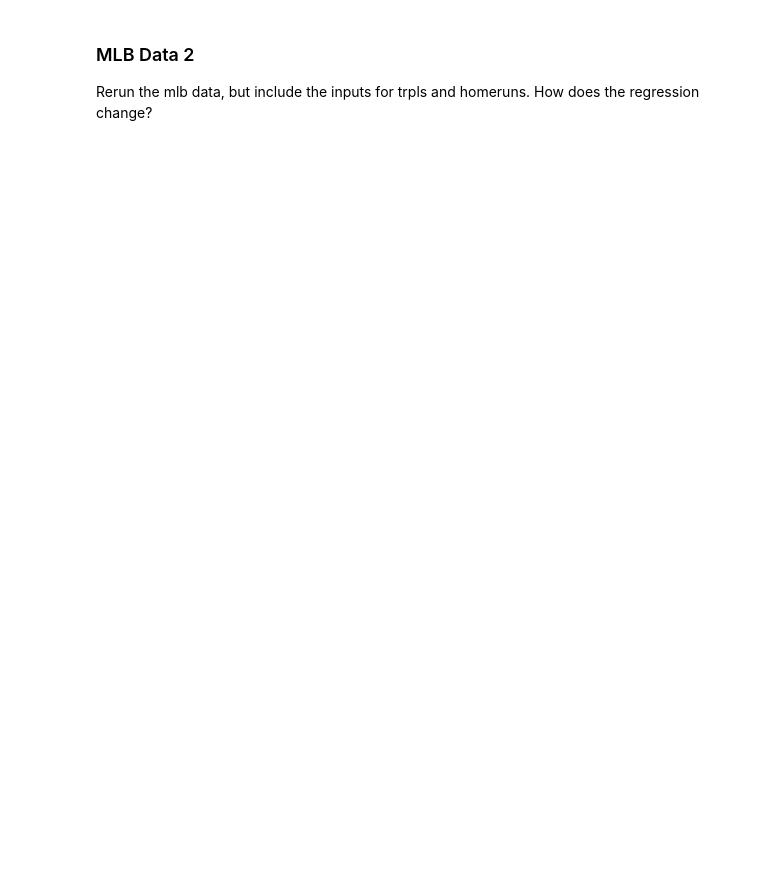
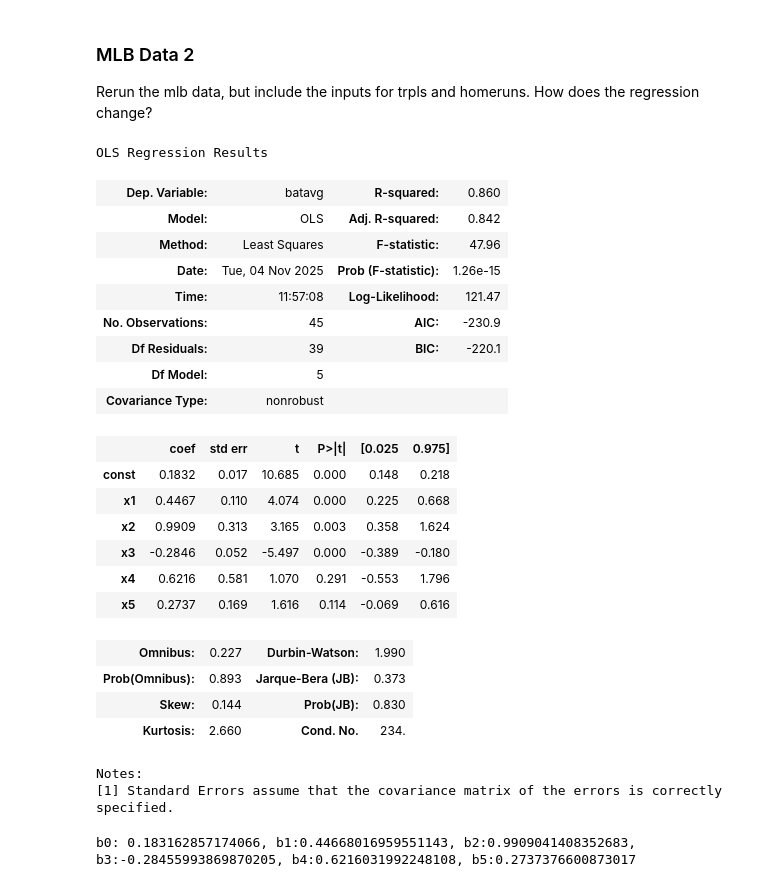
Before and after one commit to ethnwng/2025-t1-notes, a Jupyter notebook: MATH360/python_lectures/Lecture_17_2025W1.ipynb, the cells around one changed output. Saved outputs shown, nothing was run; the diff lists cells and outputs as text; code cells hidden in the pictures; blank space fills up the shorter version.

```diff
--- a/MATH360/python_lectures/Lecture_17_2025W1.ipynb
+++ b/MATH360/python_lectures/Lecture_17_2025W1.ipynb
@@ -50,0 +78,6 @@ Make a plot of the data with your line of best fit.
+# %%
+import statsmodels.api as sm
+
+x = sm.add_constant(x)
+reg_1 = sm.OLS(y, x).fit()
+print(reg_1.summary())
@@ -65,7 +116,7 @@ We will try to predict the batave given runs, dbls, and strikeouts.
 2. Compare your results using the `linear_model.LinearRegression().fit(X,Y)` function `sklearn`.
 # %%
 #import data
-mlb_data = pd.read_csv('baseball.csv')
+mlb_data = pd.read_csv('DATA/baseball.csv')
 
 mlb = pd.DataFrame(mlb_data)
 print(mlb)
@@ -87,3 +138,13 @@ print(mlb)
 42   0.284  0.131  0.049  0.012     0.021       0.130
 43   0.270  0.170  0.026  0.011     0.002       0.000
 44   0.277  0.150  0.053  0.005     0.039       0.115
+# %%
+X1 = mlb[['runs', 'dbls', 'strikeouts']].to_numpy()
+ones = np.ones((X1.shape[0], 1))
+X = np.insert(X1, 0, ones.flatten(), axis=1)
+y = mlb['batavg']
+
+
+beta = np.linalg.inv(X.transpose() @ X)@X.transpose()@y
+beta
+print(f'b0: {beta[0]}, b1:{beta[1]}, b2:{beta[2]}, b3:{beta[3]}')
@@ -98,3 +190,39 @@ import statsmodels.api as sm
 ### MLB Data 2
 
 Rerun the mlb data, but include the inputs for trpls and homeruns.  How does the regression change?
+# %%
+X1 = mlb[['runs', 'dbls', 'strikeouts', 'trpls', 'homeruns']].to_numpy()
+ones = np.ones((X1.shape[0], 1))
+X = np.insert(X1, 0, ones.flatten(), axis=1)
+
+sm.OLS(y, X).fit().summary()
+# %% [output]
+OLS Regression Results
+| Dep. Variable: | batavg | R-squared: | 0.860 |
+| Model: | OLS | Adj. R-squared: | 0.842 |
+| Method: | Least Squares | F-statistic: | 47.96 |
+| Date: | Tue, 04 Nov 2025 | Prob (F-statistic): | 1.26e-15 |
+| Time: | 11:57:08 | Log-Likelihood: | 121.47 |
+| No. Observations: | 45 | AIC: | -230.9 |
+| Df Residuals: | 39 | BIC: | -220.1 |
+| Df Model: | 5 |  |  |
+| Covariance Type: | nonrobust |  |  |
+|  | coef | std err | t | P>|t| | [0.025 | 0.975] |
+| const | 0.1832 | 0.017 | 10.685 | 0.000 | 0.148 | 0.218 |
+| x1 | 0.4467 | 0.110 | 4.074 | 0.000 | 0.225 | 0.668 |
+| x2 | 0.9909 | 0.313 | 3.165 | 0.003 | 0.358 | 1.624 |
+| x3 | -0.2846 | 0.052 | -5.497 | 0.000 | -0.389 | -0.180 |
+| x4 | 0.6216 | 0.581 | 1.070 | 0.291 | -0.553 | 1.796 |
+| x5 | 0.2737 | 0.169 | 1.616 | 0.114 | -0.069 | 0.616 |
+| Omnibus: | 0.227 | Durbin-Watson: | 1.990 |
+| Prob(Omnibus): | 0.893 | Jarque-Bera (JB): | 0.373 |
+| Skew: | 0.144 | Prob(JB): | 0.830 |
+| Kurtosis: | 2.660 | Cond. No. | 234. |
+Notes:
+[1] Standard Errors assume that the covariance matrix of the errors is correctly specified.
+# %%
+beta = np.linalg.inv(X.transpose() @ X)@X.transpose()@y
+beta
+print(f'b0: {beta[0]}, b1:{beta[1]}, b2:{beta[2]}, b3:{beta[3]}, b4:{beta[4]}, b5:{beta[5]}')
+# %% [output]
+b0: 0.183162857174066, b1:0.44668016959551143, b2:0.9909041408352683, b3:-0.28455993869870205, b4:0.6216031992248108, b5:0.2737376600873017
```
Also changed, not shown: parts of 8 cells of this notebook, 40 other files.
